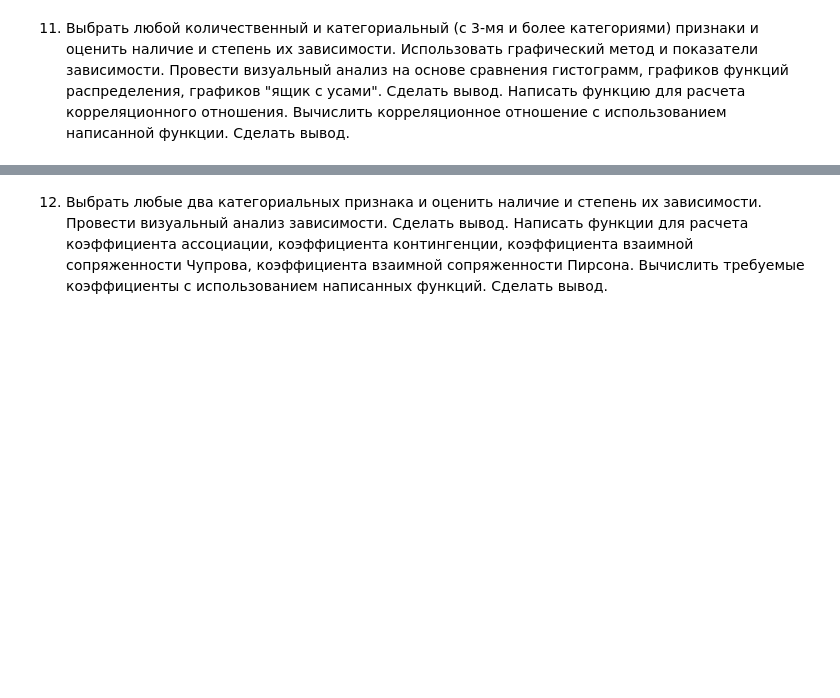
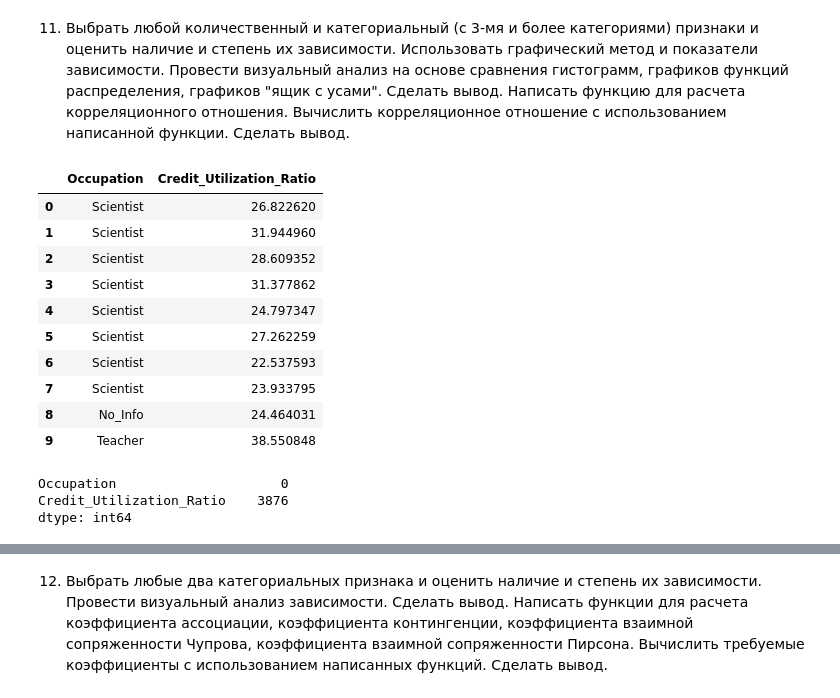
Before and after one commit to Ghukii/TMP-4sem-, a Jupyter notebook: Задание_6/Задание_6_13.ipynb, the cells around one changed output, grey strips where cells are left out. Drawn from its saved outputs; the diff is of its cells as text; code cells hidden in the pictures; blank space fills up the shorter version.

```diff
--- a/Задание_6/Задание_6_13.ipynb
+++ b/Задание_6/Задание_6_13.ipynb
@@ -1049,3 +1049,24 @@ Kendall: 0.45116275198637334
 Провести визуальный анализ на основе сравнения гистограмм, графиков функций распределения, графиков "ящик с усами". Сделать вывод.
 Написать функцию для расчета корреляционного отношения.
 Вычислить корреляционное отношение с использованием написанной функции. Сделать вывод.
+# %%
+tmp = df[['Occupation', 'Credit_Utilization_Ratio']].copy()
+tmp.head(10)
+# %% [output]
+|  | Occupation | Credit_Utilization_Ratio |
+| 0 | Scientist | 26.822620 |
+| 1 | Scientist | 31.944960 |
+| 2 | Scientist | 28.609352 |
+| 3 | Scientist | 31.377862 |
+| 4 | Scientist | 24.797347 |
+| 5 | Scientist | 27.262259 |
+| 6 | Scientist | 22.537593 |
+| 7 | Scientist | 23.933795 |
+| 8 | No_Info | 24.464031 |
+| 9 | Teacher | 38.550848 |
+# %%
+tmp.isna().sum()
+# %% [output]
+Occupation                     0
+Credit_Utilization_Ratio    3876
+dtype: int64
```
Also changed, not shown: parts of 6 cells of this notebook.
